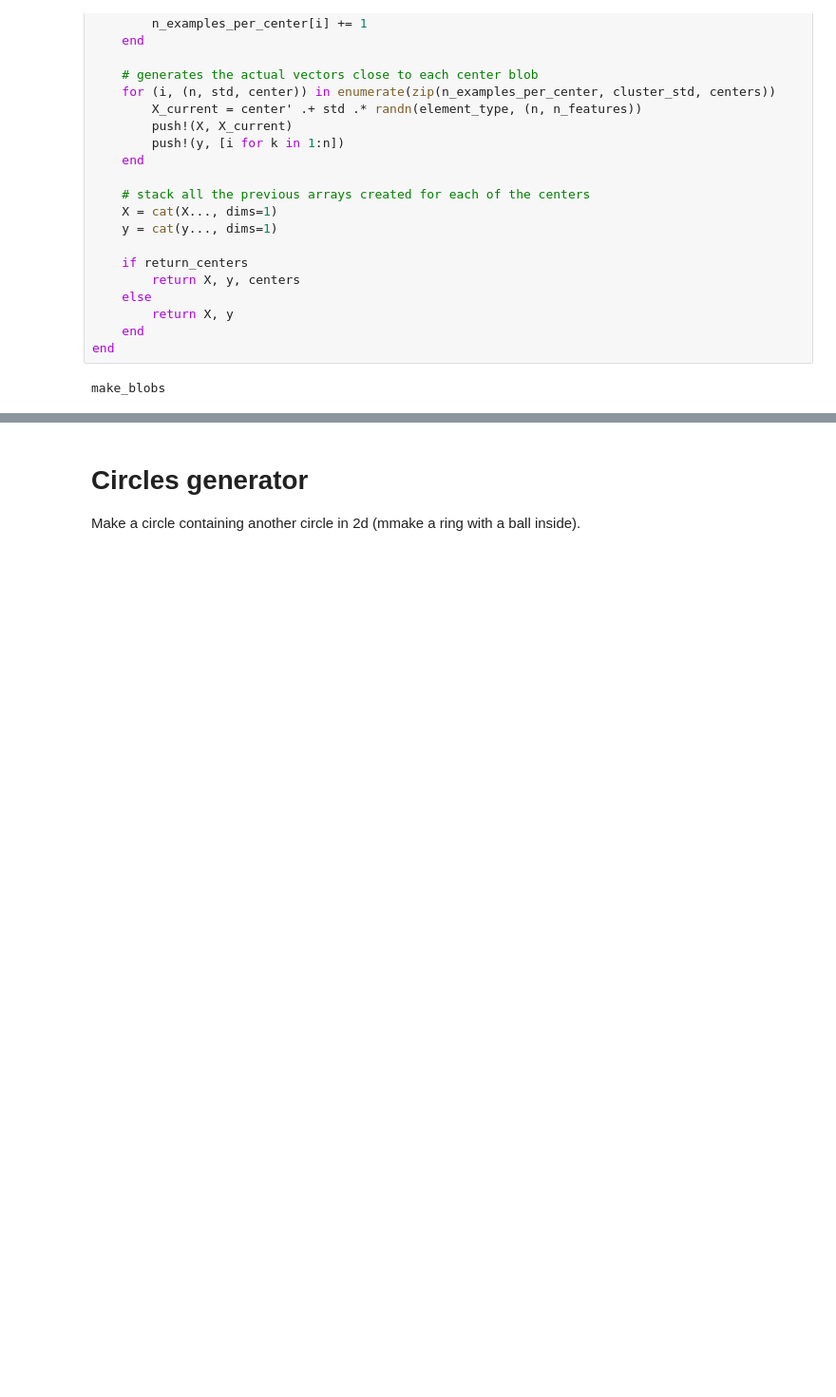
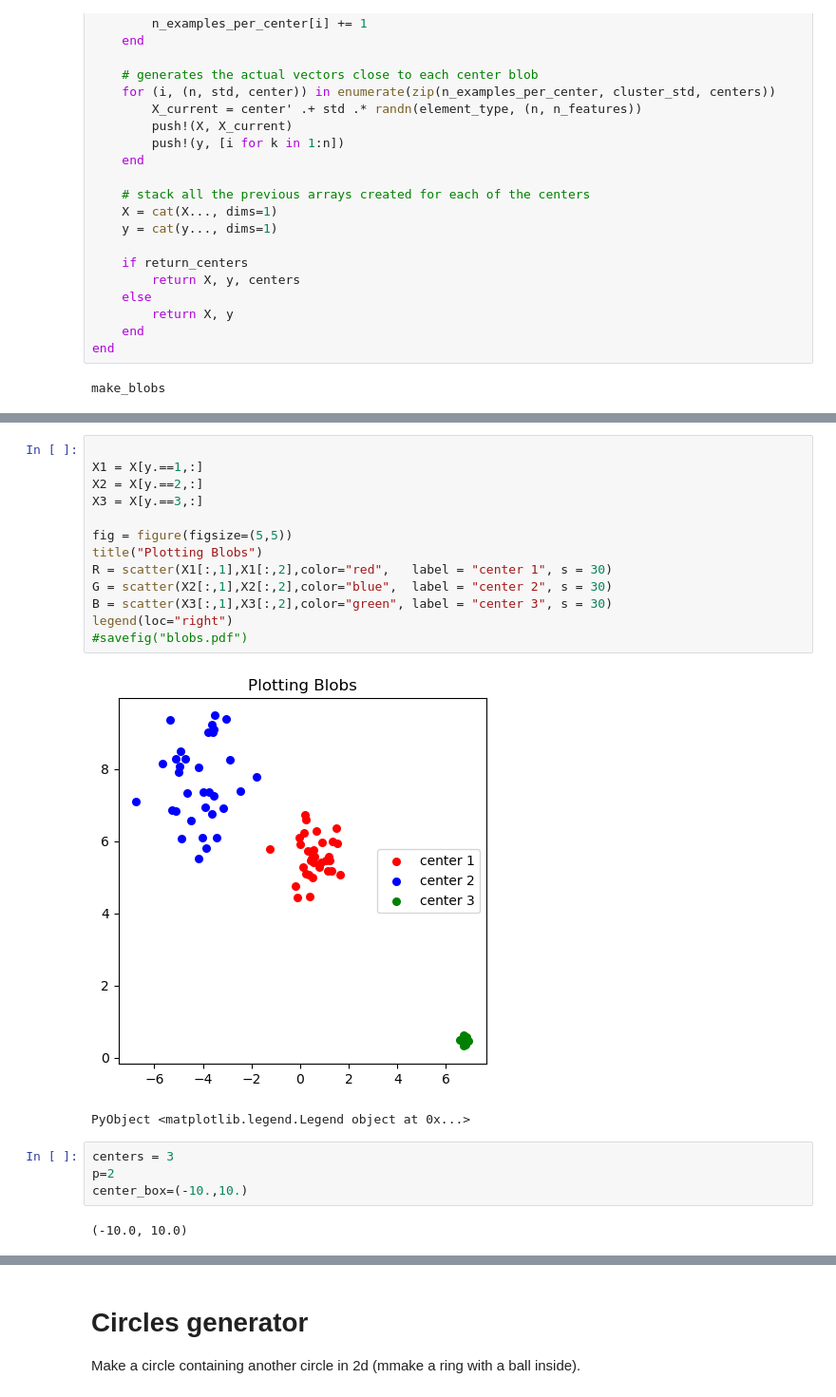
Before and after one commit to davidbp/MulticlassPerceptron.jl, a Jupyter notebook: notebooks/learning_tests.ipynb, the cells around one changed output, grey strips where cells are left out. Shown: that part at 95% size. Drawn from its saved outputs; the diff is of its cells as text; blank space fills up the shorter version.

```diff
--- a/notebooks/learning_tests.ipynb
+++ b/notebooks/learning_tests.ipynb
@@ -147,0 +230,22 @@ c
+# %%
+
+X1 = X[y.==1,:]
+X2 = X[y.==2,:]
+X3 = X[y.==3,:]
+
+fig = figure(figsize=(5,5))
+title("Plotting Blobs")
+R = scatter(X1[:,1],X1[:,2],color="red",   label = "center 1", s = 30)
+G = scatter(X2[:,1],X2[:,2],color="blue",  label = "center 2", s = 30)
+B = scatter(X3[:,1],X3[:,2],color="green", label = "center 3", s = 30)
+legend(loc="right")
+#savefig("blobs.pdf")
+# %% [output]
+[figure, added]
+PyObject <matplotlib.legend.Legend object at 0x...>
+# %%
+centers = 3
+p=2
+center_box=(-10.,10.)
+# %% [output]
+(-10.0, 10.0)
```
Also changed, not shown: parts of 31 cells of this notebook, 1 other file.
